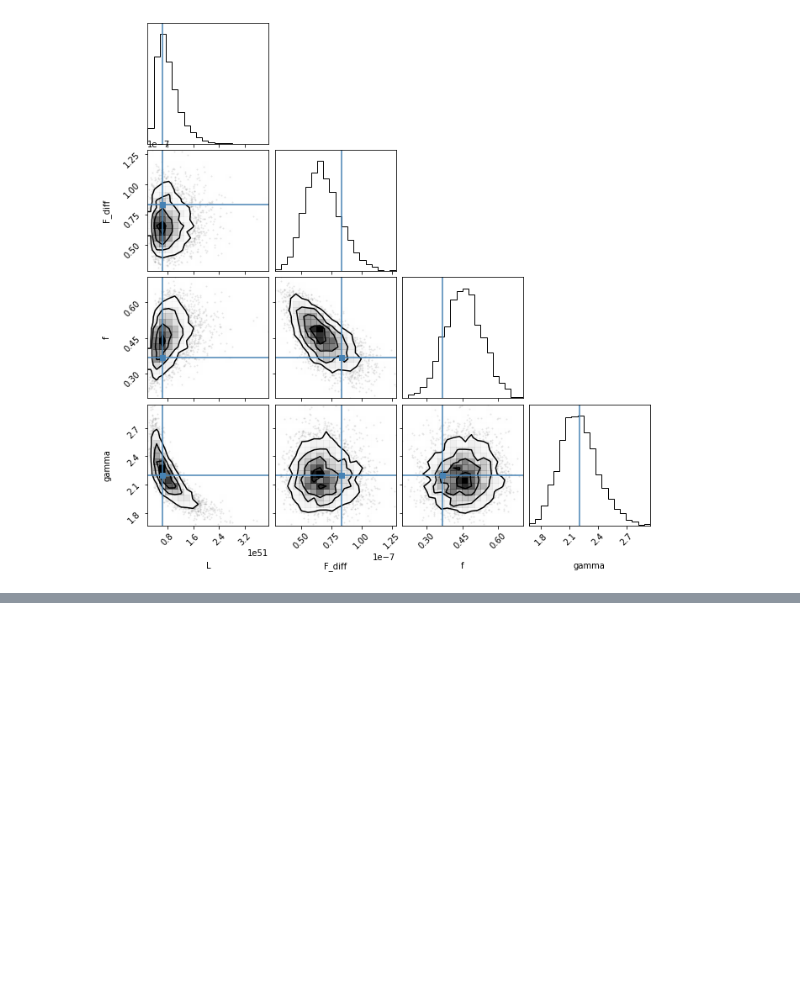
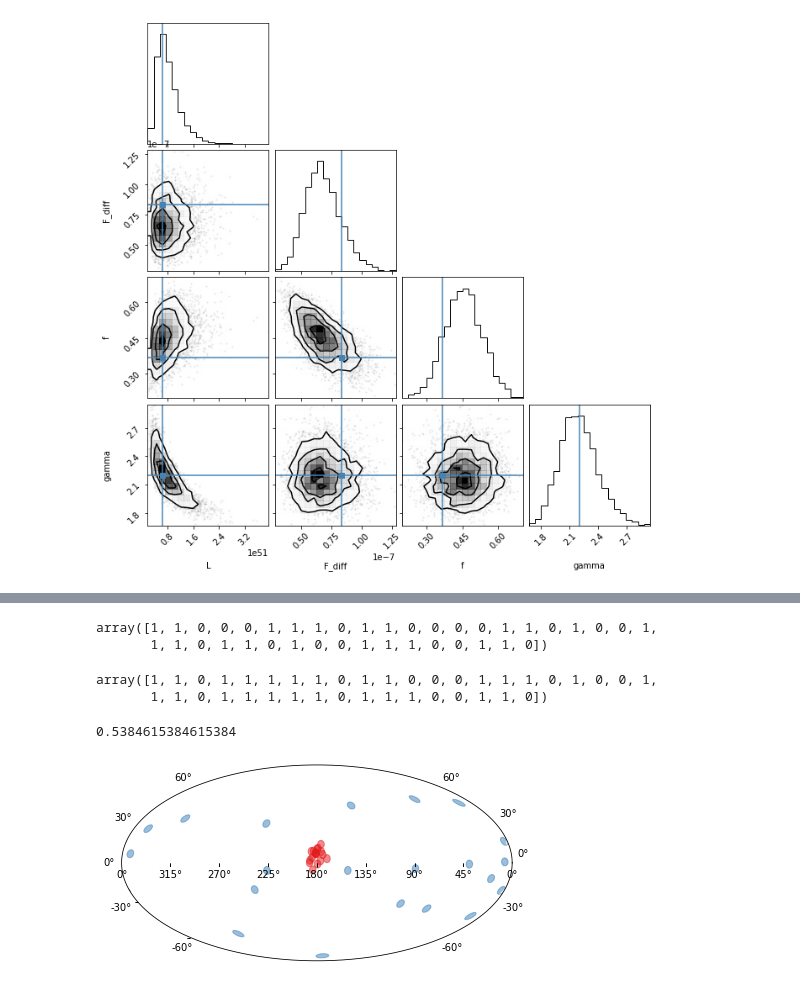
Before and after one commit to cescalara/nu_stats, a Jupyter notebook: examples/bayes_hierarchical_model/toy_model_w_fqtist.ipynb, the cells around one changed output, grey strips where cells are left out. Cells and saved outputs as stored; diff of their text form; code cells hidden in the pictures; blank space fills up the shorter version.

```diff
--- a/examples/bayes_hierarchical_model/toy_model_w_fqtist.ipynb
+++ b/examples/bayes_hierarchical_model/toy_model_w_fqtist.ipynb
@@ -147,0 +197,22 @@ corner.corner(samples, labels=var_names, truths=truths_list);
+# %%
+association = bhm.classify_events(fit_input, fit)
+# %%
+labels_b = (association[:,0] <.01).astype(int)
+# %%
+labels_b
+# %% [output]
+array([1, 1, 0, 0, 0, 1, 1, 1, 0, 1, 1, 0, 0, 0, 0, 1, 1, 0, 1, 0, 0, 1,
+       1, 1, 0, 1, 1, 0, 1, 0, 0, 1, 1, 1, 0, 0, 1, 1, 0])
+# %%
+labels
+# %% [output]
+array([1, 1, 0, 1, 1, 1, 1, 1, 0, 1, 1, 0, 0, 0, 1, 1, 1, 0, 1, 0, 0, 1,
+       1, 1, 0, 1, 1, 1, 1, 1, 0, 1, 1, 1, 0, 0, 1, 1, 0])
+# %%
+labels_b.mean()
+# %% [output]
+0.5384615384615384
+# %%
+u_v_s(det_dir, labels_b);
+# %% [output]
+[figure, added]
```
Also changed, not shown: parts of 17 cells of this notebook, 2 other files.
